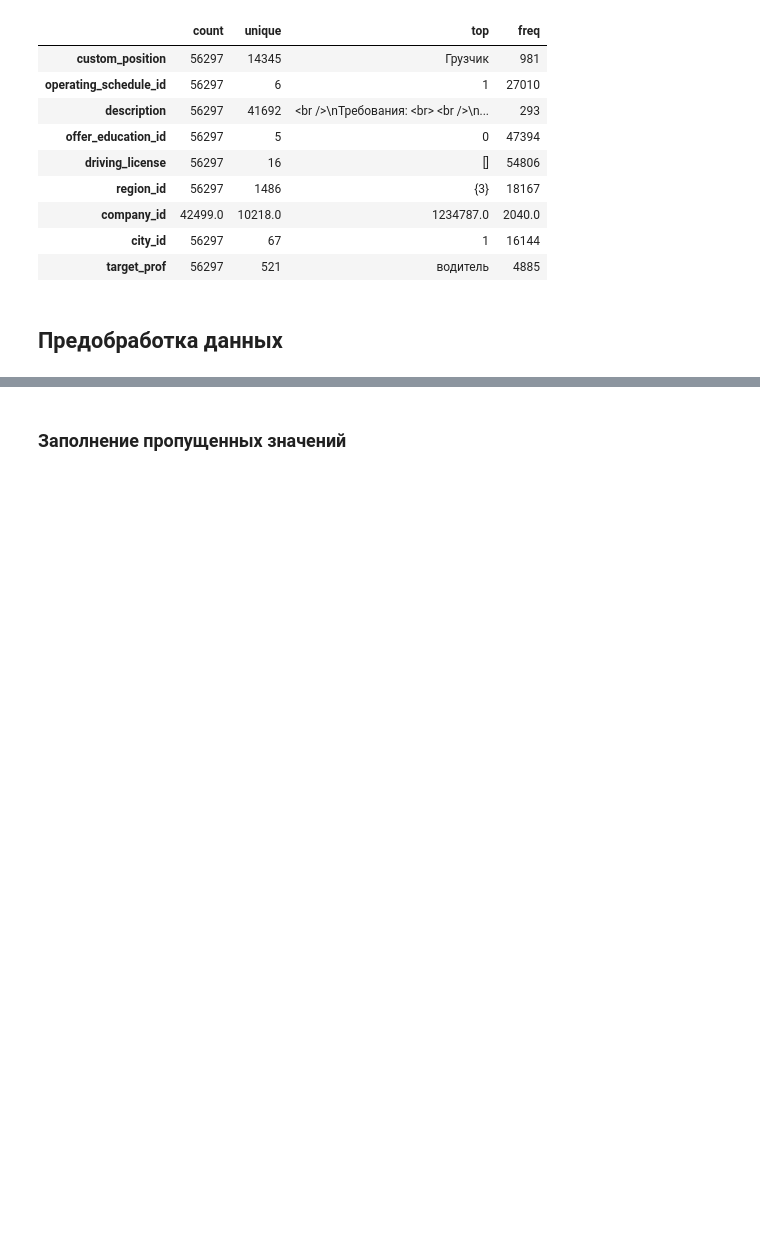
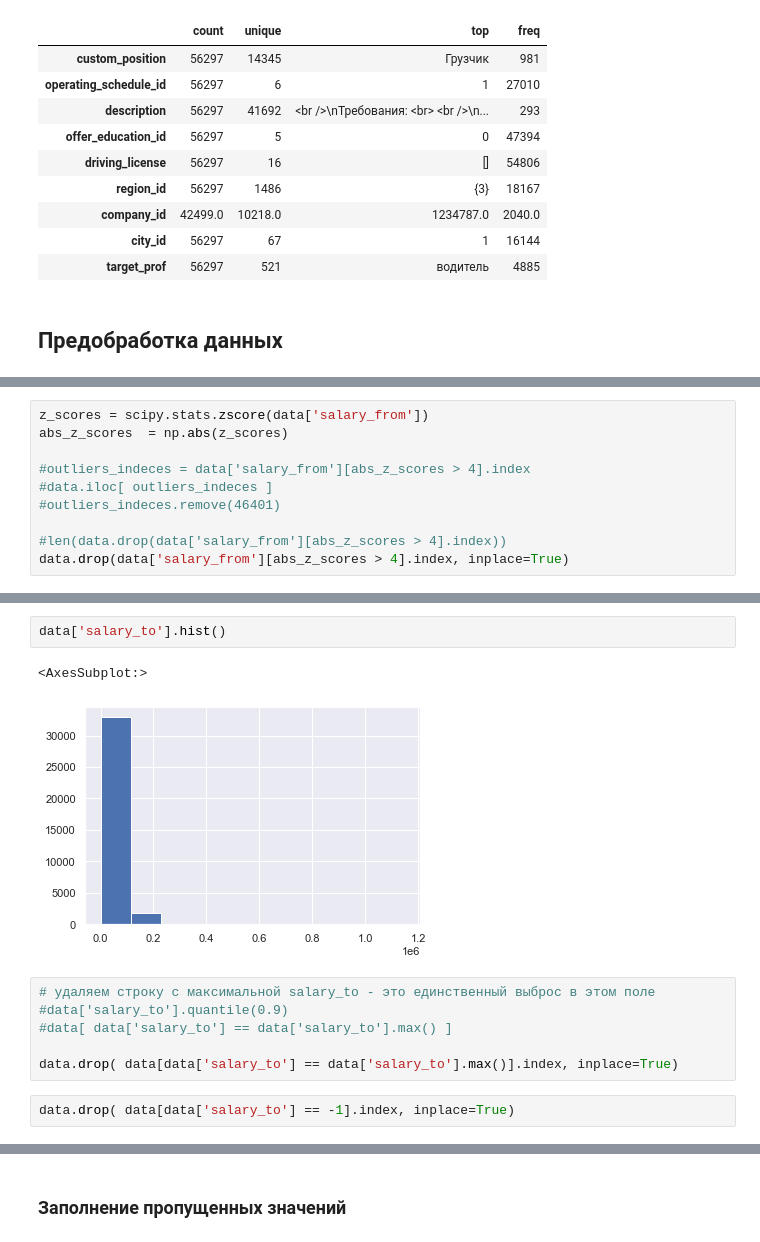
Before and after one commit to Metafiz/recruitment, a Jupyter notebook: baseline.ipynb, the cells around one changed output, grey strips where cells are left out. Cells and saved outputs as stored; diff of their text form; blank space fills up the shorter version.

Commit message:
Удаление выбросов, заполнение пропусков

```diff
--- a/baseline.ipynb
+++ b/baseline.ipynb
@@ -243,0 +283,10 @@ data[categorical_columns].describe().T
+# %%
+z_scores = scipy.stats.zscore(data['salary_from'])
+abs_z_scores  = np.abs(z_scores)
+
+#outliers_indeces = data['salary_from'][abs_z_scores > 4].index
+#data.iloc[ outliers_indeces ]
+#outliers_indeces.remove(46401)
+
+#len(data.drop(data['salary_from'][abs_z_scores > 4].index))
+data.drop(data['salary_from'][abs_z_scores > 4].index, inplace=True)
@@ -243,0 +307,13 @@ data[categorical_columns].describe().T
+# %%
+data['salary_to'].hist()
+# %% [output]
+<AxesSubplot:>
+[figure, added]
+# %%
+# удаляем строку с максимальной salary_to - это единственный выброс в этом поле
+#data['salary_to'].quantile(0.9)
+#data[ data['salary_to'] == data['salary_to'].max() ]
+
+data.drop( data[data['salary_to'] == data['salary_to'].max()].index, inplace=True)
+# %%
+data.drop( data[data['salary_to'] == -1].index, inplace=True)
```
Also changed, not shown: parts of 31 cells of this notebook.
